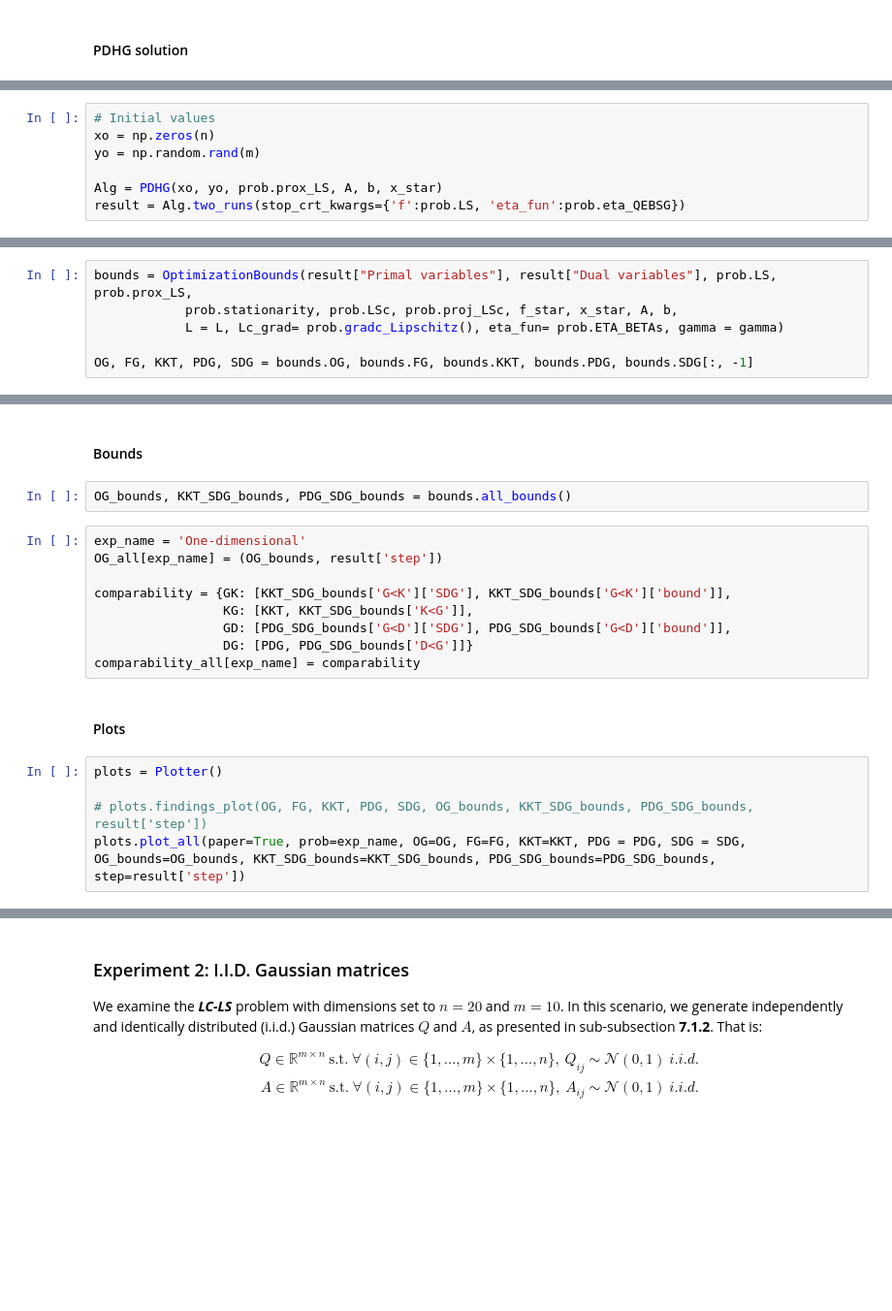
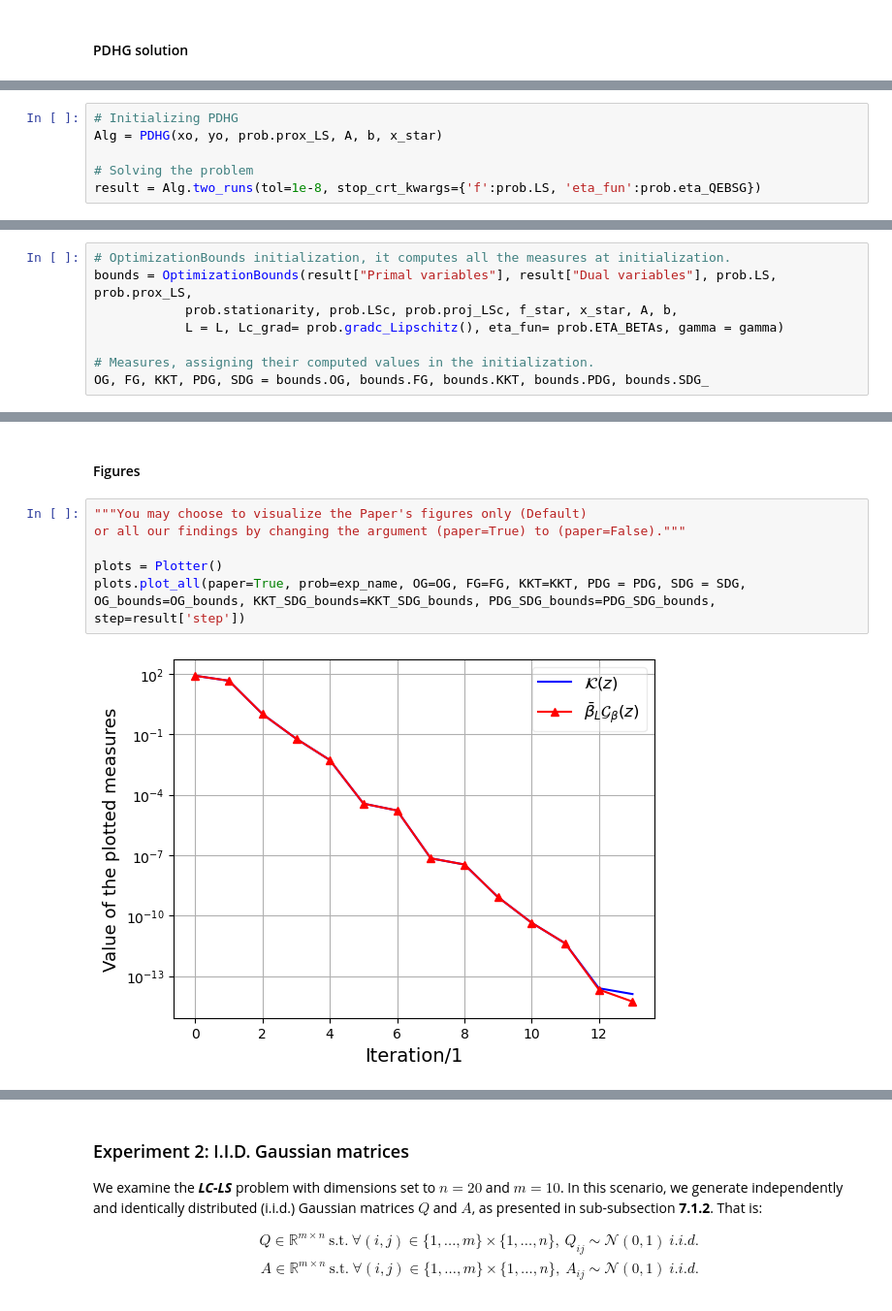
Before and after one commit to IyadWalwil/SDG-as-a-Stopping-Criterion, a Jupyter notebook: Experiments.ipynb, the cells around one changed output, grey strips where cells are left out. Shown at 97% size. Saved outputs shown, nothing was run; the diff lists cells and outputs as text; blank space fills up the shorter version.

Commit message:
modifications on plot_all in Plotter and on the documentation of Experiments

```diff
--- a/Experiments.ipynb
+++ b/Experiments.ipynb
@@ -106,7 +128,6 @@ x_star, f_star, L, gamma = prob.prob_parameters(verbose=True)
 # %%
-# Initial values
-xo = np.zeros(n)
-yo = np.random.rand(m)
+# Initializing PDHG
+Alg = PDHG(xo, yo, prob.prox_LS, A, b, x_star)
 
-Alg = PDHG(xo, yo, prob.prox_LS, A, b, x_star)
-result = Alg.two_runs(stop_crt_kwargs={'f':prob.LS, 'eta_fun':prob.eta_QEBSG})
+# Solving the problem
+result = Alg.two_runs(tol=1e-8, stop_crt_kwargs={'f':prob.LS, 'eta_fun':prob.eta_QEBSG})
@@ -115,6 +149,8 @@ result = Alg.two_runs(stop_crt_kwargs={'f':prob.LS, 'eta_fun':prob.eta_QEBSG})
 # %%
+# OptimizationBounds initialization, it computes all the measures at initialization.
 bounds = OptimizationBounds(result["Primal variables"], result["Dual variables"], prob.LS, prob.prox_LS,
             prob.stationarity, prob.LSc, prob.proj_LSc, f_star, x_star, A, b,
             L = L, Lc_grad= prob.gradc_Lipschitz(), eta_fun= prob.ETA_BETAs, gamma = gamma)
 
-OG, FG, KKT, PDG, SDG = bounds.OG, bounds.FG, bounds.KKT, bounds.PDG, bounds.SDG[:, -1]
+# Measures, assigning their computed values in the initialization.
+OG, FG, KKT, PDG, SDG = bounds.OG, bounds.FG, bounds.KKT, bounds.PDG, bounds.SDG_
@@ -121,20 +191,10 @@ OG, FG, KKT, PDG, SDG = bounds.OG, bounds.FG, bounds.KKT, bounds.PDG, bounds.SDG
 # %% [markdown]
-#### Bounds
+#### Figures
-# %%
-OG_bounds, KKT_SDG_bounds, PDG_SDG_bounds = bounds.all_bounds()
-# %%
-exp_name = 'One-dimensional'
-OG_all[exp_name] = (OG_bounds, result['step'])
-
-comparability = {GK: [KKT_SDG_bounds['G<K']['SDG'], KKT_SDG_bounds['G<K']['bound']],
-                 KG: [KKT, KKT_SDG_bounds['K<G']],
-                 GD: [PDG_SDG_bounds['G<D']['SDG'], PDG_SDG_bounds['G<D']['bound']],
-                 DG: [PDG, PDG_SDG_bounds['D<G']]}
-comparability_all[exp_name] = comparability
-# %% [markdown]
-#### Plots
 # %%
+"""You may choose to visualize the Paper's figures only (Default)
+or all our findings by changing the argument (paper=True) to (paper=False)."""
+
 plots = Plotter()
-
-# plots.findings_plot(OG, FG, KKT, PDG, SDG, OG_bounds, KKT_SDG_bounds, PDG_SDG_bounds, result['step'])
 plots.plot_all(paper=True, prob=exp_name, OG=OG, FG=FG, KKT=KKT, PDG = PDG, SDG = SDG, OG_bounds=OG_bounds, KKT_SDG_bounds=KKT_SDG_bounds, PDG_SDG_bounds=PDG_SDG_bounds, step=result['step'])
+# %% [output]
+[figure, added]
```
Also changed, not shown: parts of 63 cells of this notebook, 4 other files.
